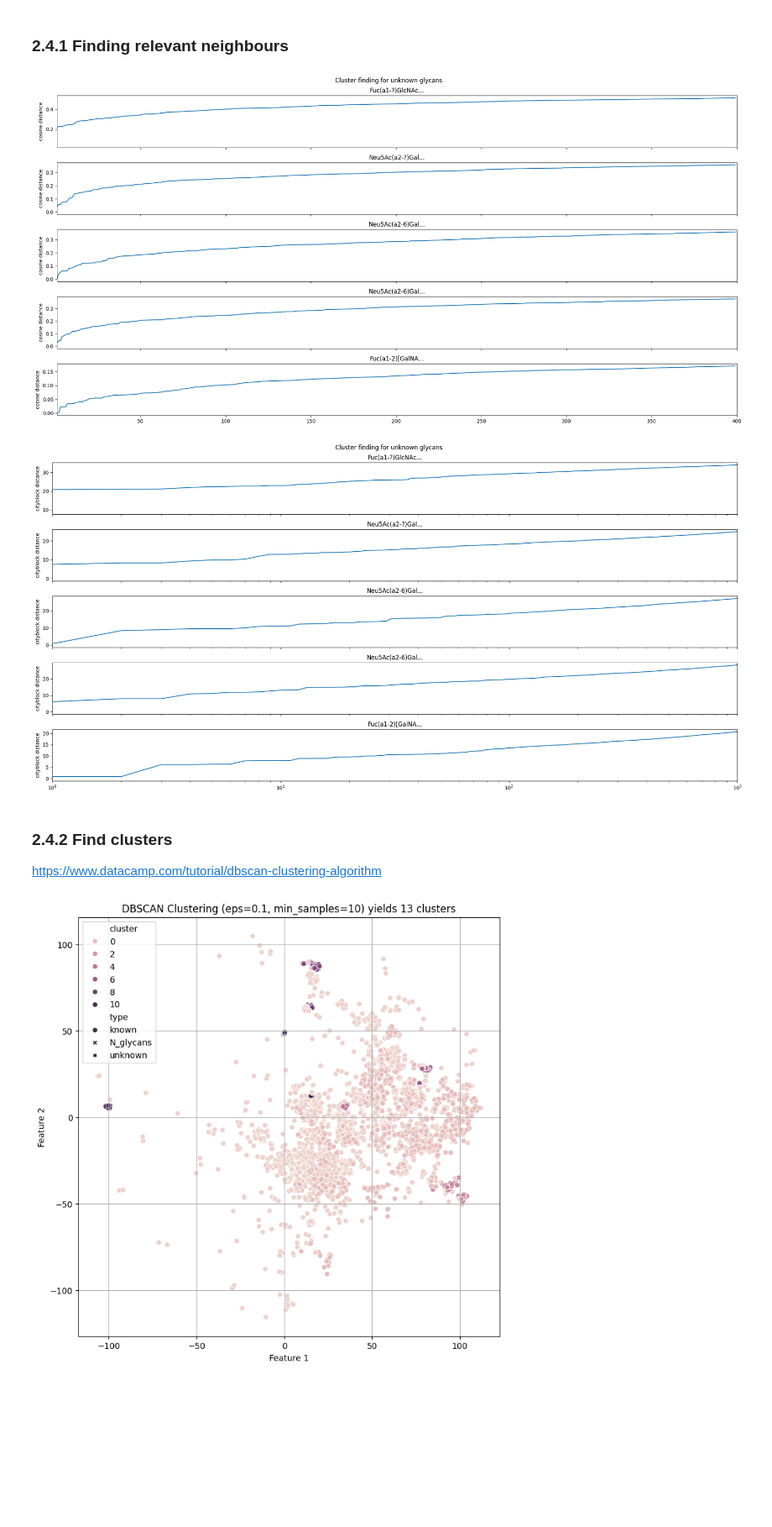
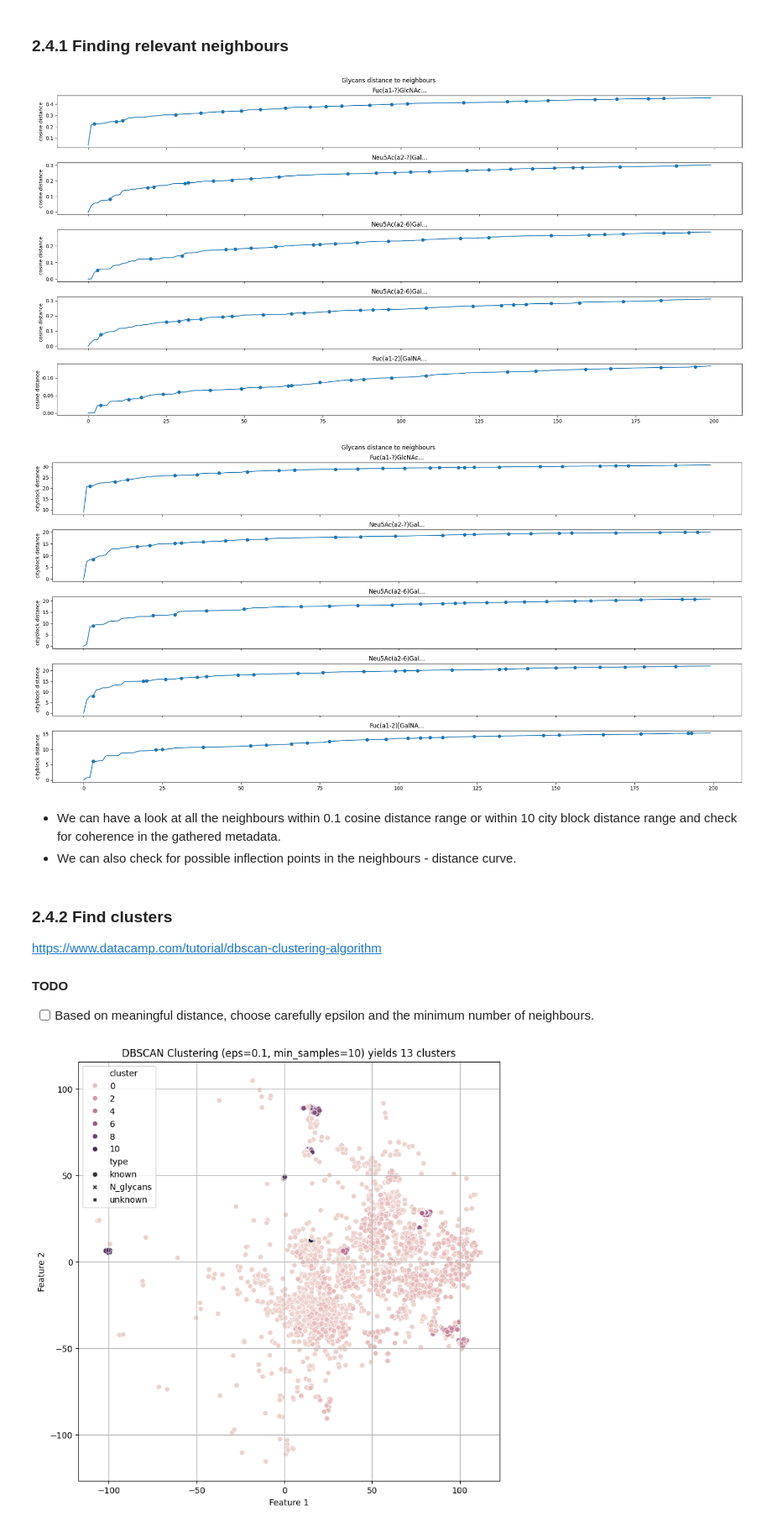
Before and after one commit to PhiCtl/glycan-biomarkers, a Jupyter notebook: notebooks/glycan_embedding.ipynb, the cells around one changed output. Shown at 84% size. Cells and saved outputs as stored; diff of their text form; code cells hidden in the pictures; blank space fills up the shorter version.

Commit message:
Updated cluster finding

```diff
--- a/notebooks/glycan_embedding.ipynb
+++ b/notebooks/glycan_embedding.ipynb
@@ -249,47 +272,73 @@ df_reps = df_learned_rep_augm.set_index('glycan')\
           .drop(['type', 'tissue_sample', 'Species', 'Composition','from_human'], axis=1)\
           .T
 # %%
+from scipy.ndimage import gaussian_filter1d
+
 def plot_neighbours_distance(df_neighbours, glycans_list, metric='cosine',\
-                             log_scale=False, max_dist=1000, n_closest=10):
+                             log_scale=False, max_dist=1000, save_fig=False,\
+                             smoothing_sigma=2):
 
   assert('glycan' in glycans_list.columns)
   assert(metric in ['cosine', 'cityblock'])
 
   neighbours_names = list(set(df_neighbours.columns) - set(glycans_list['glycan'].values))
+  assert(0 < max_dist <= len(neighbours_names))
   vecs = df_neighbours[neighbours_names].to_numpy()
-  dists = { g : [] for g in glycans_list['glycan'].values}
+  closest_ngb = {g : [] for g in glycans_list['glycan'].values}
 
   fig, axs = plt.subplots(nrows=glycans_list.shape[0], sharex=True, figsize=(20,10))
 
   for i, glycan in enumerate(glycans_list['glycan'].values):
 
+    # Compute distances
     glyc_vec = np.expand_dims(df_neighbours[glycan].to_numpy(), axis=1)
     dist = cdist(glyc_vec.T, vecs.T, metric=metric).flatten()
-    axs[i].plot(np.sort(dist)[:max_dist])
-    axs[i].set(xlim=(1,max_dist))
+    sorted_idx = np.argsort(dist)
+    sorted_dist = np.sort(dist)[:max_dist]
+
+    # Compute potential inflection points
+    smoothed_dist = gaussian_filter1d(sorted_dist, sigma=smoothing_sigma)
+    dy = np.gradient(smoothed_dist)
+    d2y = np.gradient(dy)
+    inflection_pts = np.where(np.diff(np.sign(d2y)))[0]
+
+    # Plot
+    axs[i].plot(sorted_dist)
+    axs[i].scatter(inflection_pts, [sorted_dist[i] for i in inflection_pts])
+    # axs[i].set(xlim=(1,max_dist))
     axs[i].set_title(glycan[:15] + '...')
     axs[i].set_ylabel(metric+ ' distance')
     if log_scale : axs[i].set_xscale('log')
 
-    dists[glycan] = [ neighbours_names[i] for i in np.argsort(dist)[:n_closest]]
+    # retrieve neighbours before first, second and th inflection point
+    closest_ngb[glycan] = [neighbours_names[i] for i in sorted_idx[:inflection_pts[0]+1]]
+    closest_ngb[glycan] = [neighbours_names[i] for i in sorted_idx[:inflection_pts[1]+1]]
+    closest_ngb[glycan] = [neighbours_names[i] for i in sorted_idx[:inflection_pts[2]+1]]
 
-  plt.suptitle('Cluster finding for unknown glycans')
+  plt.suptitle('Glycans distance to neighbours')
   plt.tight_layout()
+  if save_fig : plt.savefig(f"/content/{metric}_distance.jpg")
   plt.show()
 
-  return pd.DataFrame(dists)
+  return closest_ngb
 
-_ = plot_neighbours_distance(df_reps, df_glycan_list, max_dist=400)
+closes_ngb_cosine = plot_neighbours_distance(df_reps, df_glycan_list, max_dist=200, save_fig=True, smoothing_sigma=3)
 # %% [output]
-[figure, old version]
+[figure, new version]
 # %%
-_ = plot_neighbours_distance(df_reps, df_glycan_list, metric='cityblock', log_scale=True)
+closest_ngb_manh= plot_neighbours_distance(df_reps, df_glycan_list, metric='cityblock', save_fig=True, max_dist=200, smoothing_sigma=3)
 # %% [output]
-[figure, old version]
+[figure, new version]
+# %% [markdown]
+* We can have a look at all the neighbours within 0.1 cosine distance range or within 10 city block distance range and check for coherence in the gathered metadata.
+* We can also check for possible inflection points in the neighbours - distance curve.
 # %% [markdown]
 ### 2.4.2 Find clusters
 
 https://www.datacamp.com/tutorial/dbscan-clustering-algorithm
+
+#### TODO
+- [ ] Based on meaningful distance, choose carefully epsilon and the minimum number of neighbours.
 # %%
 # All glycan data embeddings
 X = df_reps.T
```
Also changed, not shown: parts of 17 cells of this notebook.
